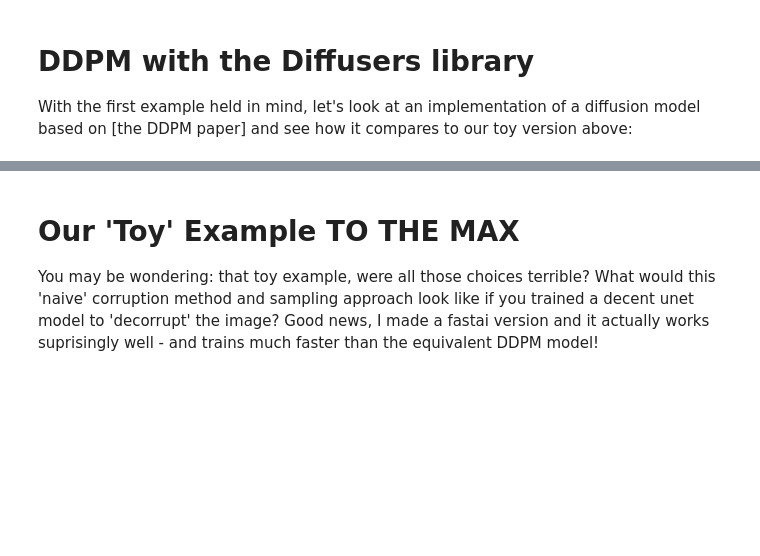
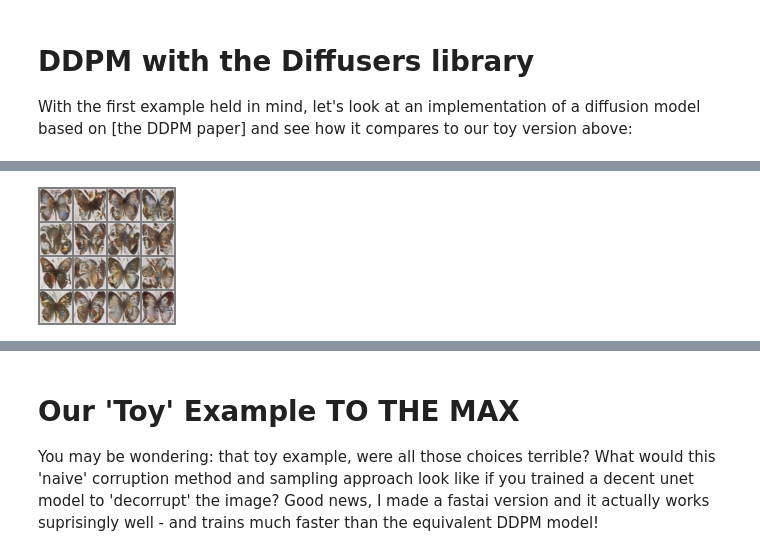
Before and after one commit to johnowhitaker/tglcourse, a Jupyter notebook: 12_DM1.ipynb, the cells around one changed output, grey strips where cells are left out. Drawn from its saved outputs; the diff is of its cells as text; code cells hidden in the pictures; blank space fills up the shorter version.

```diff
--- a/12_DM1.ipynb
+++ b/12_DM1.ipynb
@@ -753,0 +958,18 @@ With the first example held in mind, let's look at an implementation of a diffus
+# %%
+sampling_scheduler = DDIMScheduler(num_train_timesteps=1000, tensor_format="pt")
+sampling_scheduler.set_timesteps(30)
+# Sample with this new scheduler
+sample = torch.randn(16, 3, 32, 32).to(device)
+
+for i, t in enumerate(sampling_scheduler.timesteps):
+    # Get model pred
+    with torch.no_grad():
+        residual = model(sample, t).sample
+
+    # Update sample with step
+    sample = sampling_scheduler.step(residual, t, sample).prev_sample
+
+preview_im = torchvision.utils.make_grid(sample, nrow=4).unsqueeze(0)
+display_sample(preview_im)
+# %% [output]
+[figure, added]
```
Also changed, not shown: parts of 13 cells of this notebook.
